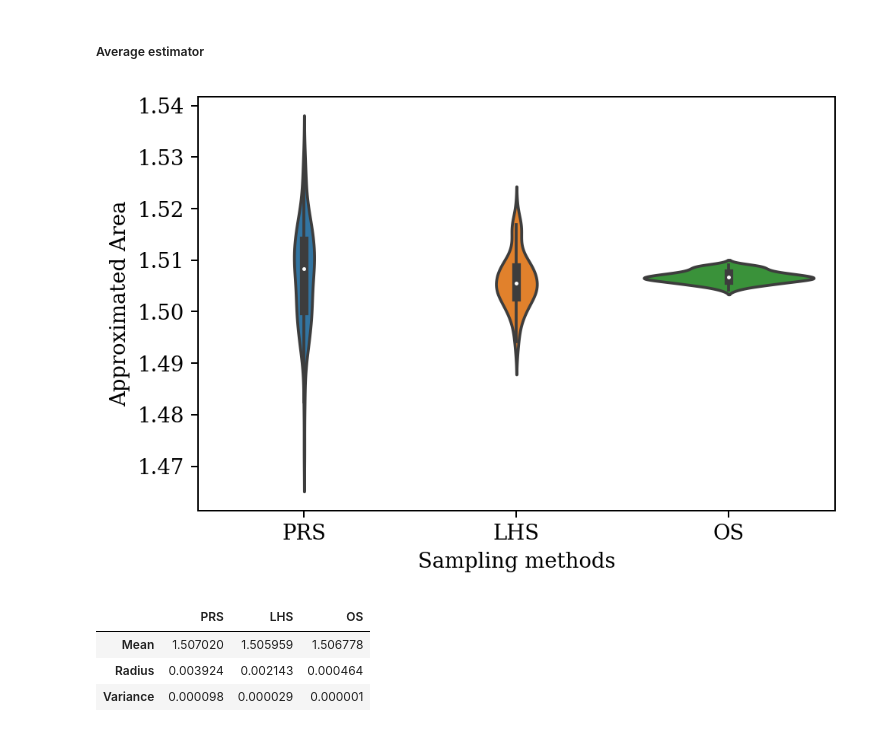
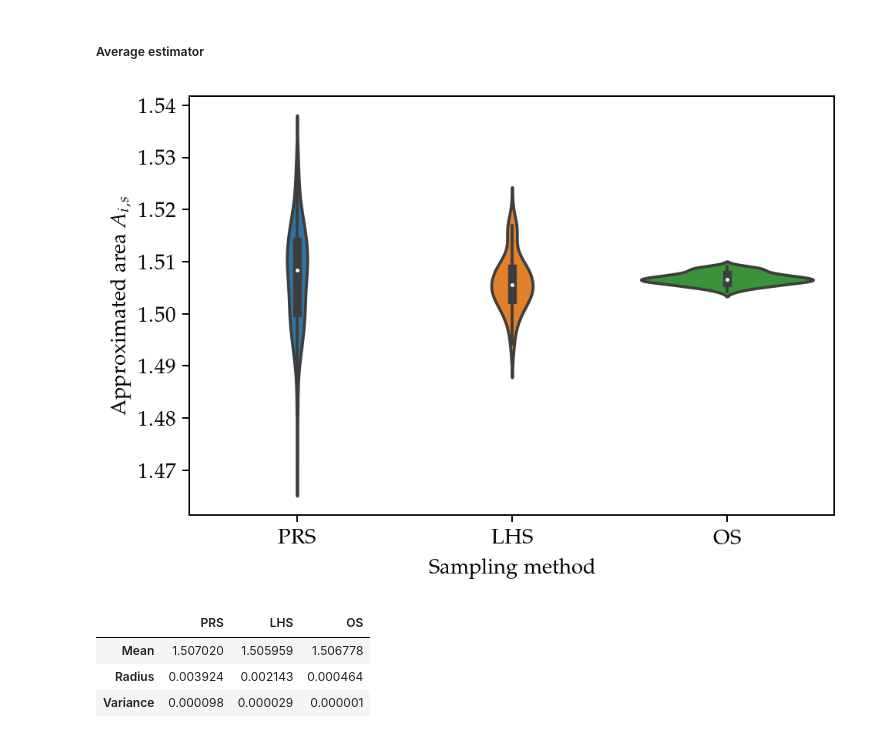
Before and after one commit to soudy/stoch-simulation-assignment1, a Jupyter notebook: notebooks/Mandelbrot_Monte_Carlo.ipynb, the cells around one changed output. Saved outputs shown, nothing was run; the diff lists cells and outputs as text; code cells hidden in the pictures.

Commit message:
Add tex check for plots and save plots to figures folder

```diff
--- a/notebooks/Mandelbrot_Monte_Carlo.ipynb
+++ b/notebooks/Mandelbrot_Monte_Carlo.ipynb
@@ -33,10 +33,17 @@ import pandas as pd
 mpl.rcParams["figure.dpi"] = 180
 mpl.rcParams["legend.fontsize"] = 11
 mpl.rcParams["font.size"] = 11
-#plt.rc("text", usetex=True)
-#plt.rc("text.latex", preamble=r"""
-# \usepackage{palatino}
-# \usepackage{newpxmath}""")
+
+TEX_PLOTS = True
+
+try:
+    plt.rc("text", usetex=True)
+    plt.rc("text.latex", preamble=r"""
+     \usepackage{palatino}
+     \usepackage{newpxmath}""")
+except Exception:
+    TEX_PLOTS = False
+
 plt.rc("font", family="serif")
 # %%
 from cpp_stoch import (
@@ -432,18 +452,27 @@ Approx_areas_list_LHS_Av_est = sum(Approx_areas_list_LHS_Av_est, [])
 Approx_areas_list_OS_Av_est = sum(Approx_areas_list_OS_Av_est, [])
 # %%
 #Violin Plotter
+fig = plt.figure()
+
 Values_Uniform = np.array(Approx_areas_list_Uni_Av_est)
 Values_LHS = np.array(Approx_areas_list_LHS_Av_est)
 Values_OS = np.array(Approx_areas_list_OS_Av_est)
 Data_uniform = np.array([np.repeat("PRS", len(Values_Uniform)), Values_Uniform])
 Data_LHS = np.array([np.repeat("LHS", len(Values_LHS)), Values_LHS])
 Data_OS = np.array([np.repeat("OS", len(Values_OS)), Values_OS])
 Data = np.concatenate([Data_uniform, Data_LHS, Data_OS], axis = 1)
 df = pd.DataFrame(Data.T, columns = ["Sampling methods", "Approximated Area"])
 df = df.astype({"Approximated Area" : float})
 ax = sns.violinplot(x="Sampling methods", y="Approximated Area", data=df)
+plt.ylabel("Approximated area $A_{i,s}$")
+plt.xlabel("Sampling method")
+
+if TEX_PLOTS:
+    plt.savefig('figures/violin_sampling_methods_good_estimator.pdf', bbox_inches='tight')
+
+fig.show()
 # %% [output]
-[figure, old version]
+[figure, new version]
 # %%
 #Table
 Mean_Uni = np.mean(Approx_areas_list_Uni_Av_est)
```
Also changed, not shown: parts of 15 cells of this notebook, 4 other files.
